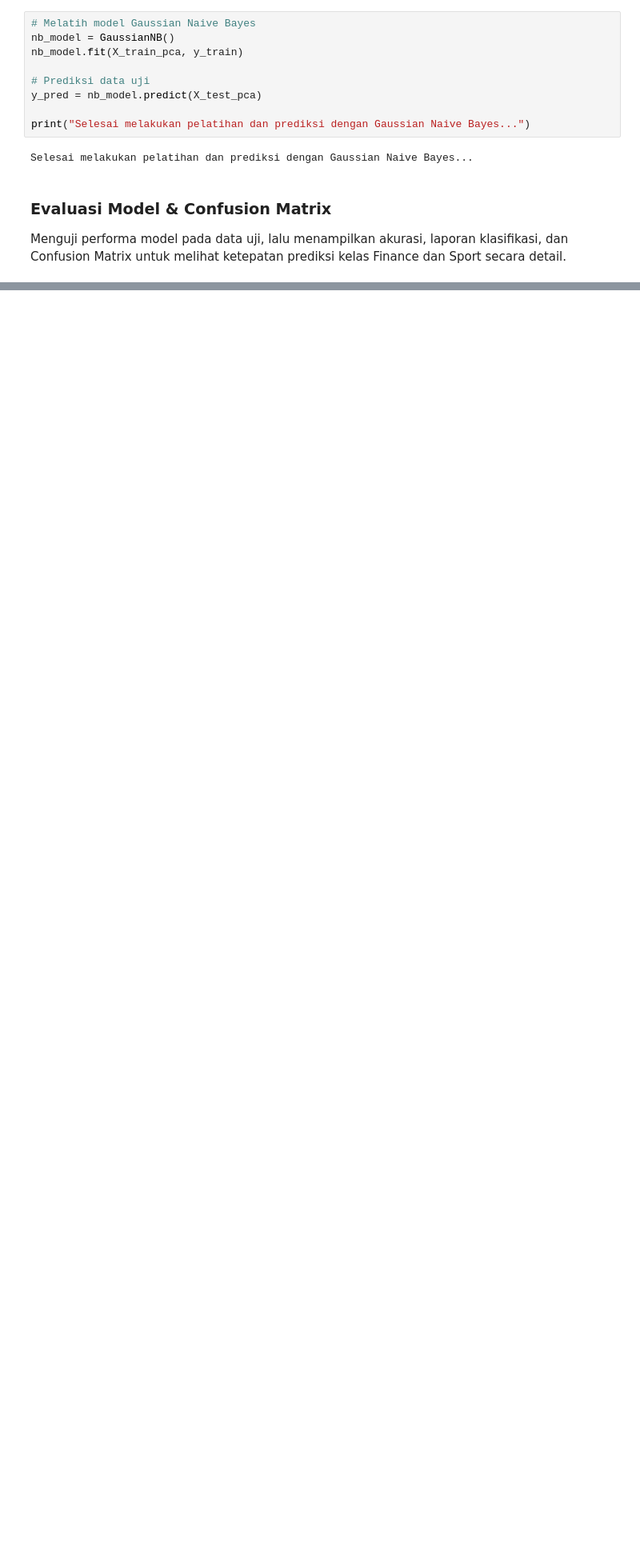
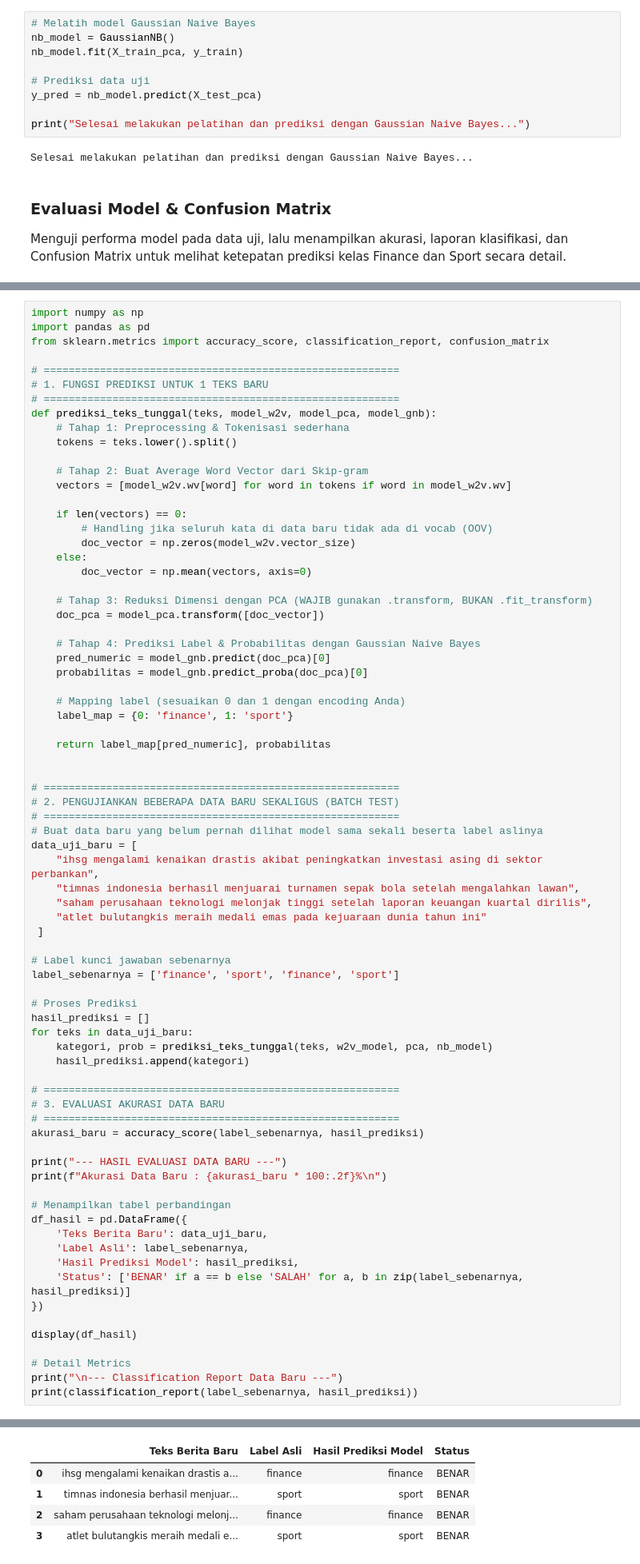
Before and after one commit to YunikaLstry/ppw, a Jupyter notebook: clasifikasi_skipgram.ipynb, the cells around one changed output, grey strips where cells are left out. Shown at 80% size. Drawn from its saved outputs; the diff is of its cells as text; blank space fills up the shorter version.

Commit message:
Menambahkan file baru nama_file_baru

```diff
--- a/clasifikasi_skipgram.ipynb
+++ b/clasifikasi_skipgram.ipynb
@@ -336,0 +335,76 @@ Selesai menampilkan hasil evaluasi dan Confusion Matrix...
+# %%
+import numpy as np
+import pandas as pd
+from sklearn.metrics import accuracy_score, classification_report, confusion_matrix
+
+# =========================================================
+# 1. FUNGSI PREDIKSI UNTUK 1 TEKS BARU
+# =========================================================
+def prediksi_teks_tunggal(teks, model_w2v, model_pca, model_gnb):
+    # Tahap 1: Preprocessing & Tokenisasi sederhana
+    tokens = teks.lower().split()
+
+    # Tahap 2: Buat Average Word Vector dari Skip-gram
+    vectors = [model_w2v.wv[word] for word in tokens if word in model_w2v.wv]
+
+    if len(vectors) == 0:
+        # Handling jika seluruh kata di data baru tidak ada di vocab (OOV)
+        doc_vector = np.zeros(model_w2v.vector_size)
+    else:
+        doc_vector = np.mean(vectors, axis=0)
+
+    # Tahap 3: Reduksi Dimensi dengan PCA (WAJIB gunakan .transform, BUKAN .fit_transform)
+    doc_pca = model_pca.transform([doc_vector])
+
+    # Tahap 4: Prediksi Label & Probabilitas dengan Gaussian Naive Bayes
+    pred_numeric = model_gnb.predict(doc_pca)[0]
+    probabilitas = model_gnb.predict_proba(doc_pca)[0]
+
+    # Mapping label (sesuaikan 0 dan 1 dengan encoding Anda)
+    label_map = {0: 'finance', 1: 'sport'}
+
+    return label_map[pred_numeric], probabilitas
+
+
+# =========================================================
+# 2. PENGUJIANKAN BEBERAPA DATA BARU SEKALIGUS (BATCH TEST)
+# =========================================================
+# Buat data baru yang belum pernah dilihat model sama sekali beserta label aslinya
+data_uji_baru = [
+    "ihsg mengalami kenaikan drastis akibat peningkatkan investasi asing di sektor perbankan",
+    "timnas indonesia berhasil menjuarai turnamen sepak bola setelah mengalahkan lawan",
+    "saham perusahaan teknologi melonjak tinggi setelah laporan keuangan kuartal dirilis",
+    "atlet bulutangkis meraih medali emas pada kejuaraan dunia tahun ini"
+ ]
+
+# Label kunci jawaban sebenarnya
+label_sebenarnya = ['finance', 'sport', 'finance', 'sport']
+
+# Proses Prediksi
+hasil_prediksi = []
+for teks in data_uji_baru:
+    kategori, prob = prediksi_teks_tunggal(teks, w2v_model, pca, nb_model)
+    hasil_prediksi.append(kategori)
+
+# =========================================================
+# 3. EVALUASI AKURASI DATA BARU
+# =========================================================
+akurasi_baru = accuracy_score(label_sebenarnya, hasil_prediksi)
+
+print("--- HASIL EVALUASI DATA BARU ---")
+print(f"Akurasi Data Baru : {akurasi_baru * 100:.2f}%\n")
+
+# Menampilkan tabel perbandingan
+df_hasil = pd.DataFrame({
+    'Teks Berita Baru': data_uji_baru,
+    'Label Asli': label_sebenarnya,
+    'Hasil Prediksi Model': hasil_prediksi,
+    'Status': ['BENAR' if a == b else 'SALAH' for a, b in zip(label_sebenarnya, hasil_prediksi)]
+})
+
+display(df_hasil)
+
+# Detail Metrics
+print("\n--- Classification Report Data Baru ---")
+print(classification_report(label_sebenarnya, hasil_prediksi))
+# %% [output]
@@ -336,0 +413,5 @@ Selesai menampilkan hasil evaluasi dan Confusion Matrix...
+|  | Teks Berita Baru | Label Asli | Hasil Prediksi Model | Status |
+| 0 | ihsg mengalami kenaikan drastis a... | finance | finance | BENAR |
+| 1 | timnas indonesia berhasil menjuar... | sport | sport | BENAR |
+| 2 | saham perusahaan teknologi melonj... | finance | finance | BENAR |
+| 3 | atlet bulutangkis meraih medali e... | sport | sport | BENAR |
```
Also changed, not shown: parts of 7 cells of this notebook, 4 other files.
